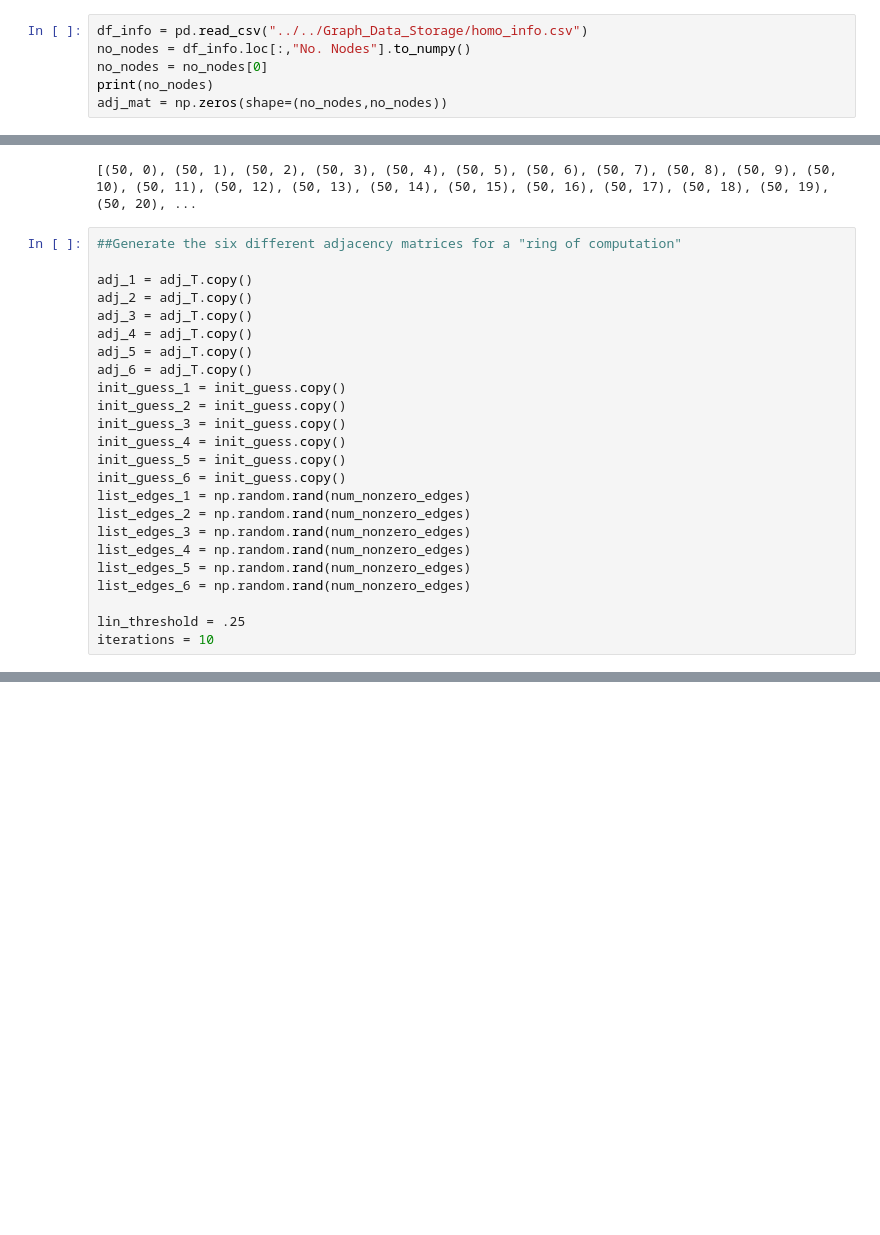
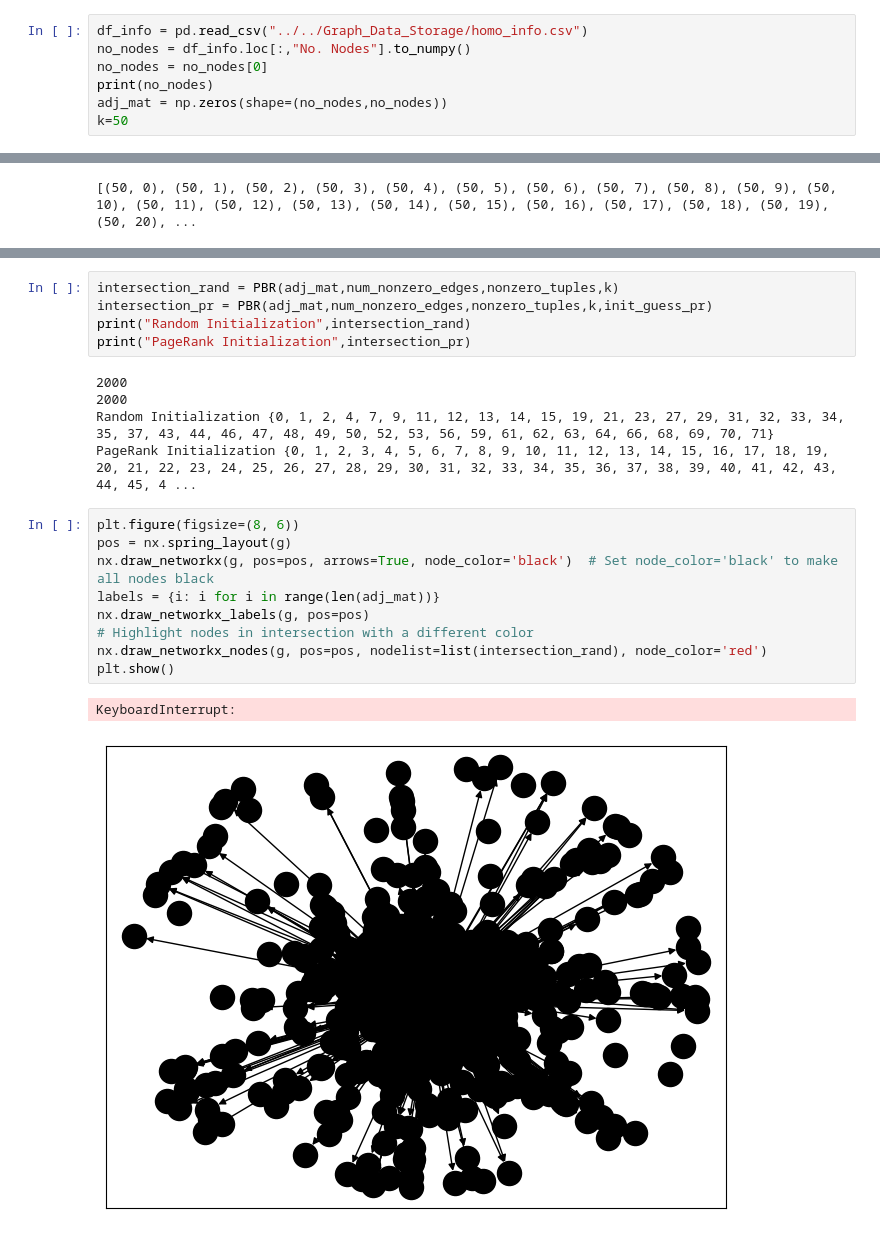
Before and after one commit to jvap2/InfluenceMax_Talladega, a Jupyter notebook: Python_Testing/PBR/walk_thru_PBR.ipynb, the cells around one changed output, grey strips where cells are left out. Cells and saved outputs as stored; diff of their text form; blank space fills up the shorter version.

```diff
--- a/Python_Testing/PBR/walk_thru_PBR.ipynb
+++ b/Python_Testing/PBR/walk_thru_PBR.ipynb
@@ -14,6 +13,7 @@ no_nodes = df_info.loc[:,"No. Nodes"].to_numpy()
 no_nodes = no_nodes[0]
 print(no_nodes)
 adj_mat = np.zeros(shape=(no_nodes,no_nodes))
+k=50
 # %% [output]
 2000
 # %%
@@ -48,27 +63,3 @@ num_nonzero_edges = len(nonzero_tuples)
 print(num_nonzero_edges)
 # %% [output]
 [(50, 0), (50, 1), (50, 2), (50, 3), (50, 4), (50, 5), (50, 6), (50, 7), (50, 8), (50, 9), (50, 10), (50, 11), (50, 12), (50, 13), (50, 14), (50, 15), (50, 16), (50, 17), (50, 18), (50, 19), (50, 20), ...
-# %%
-##Generate the six different adjacency matrices for a "ring of computation"
-
-adj_1 = adj_T.copy()
-adj_2 = adj_T.copy()
-adj_3 = adj_T.copy()
-adj_4 = adj_T.copy()
-adj_5 = adj_T.copy()
-adj_6 = adj_T.copy()
-init_guess_1 = init_guess.copy()
-init_guess_2 = init_guess.copy()
-init_guess_3 = init_guess.copy()
-init_guess_4 = init_guess.copy()
-init_guess_5 = init_guess.copy()
-init_guess_6 = init_guess.copy()
-list_edges_1 = np.random.rand(num_nonzero_edges)
-list_edges_2 = np.random.rand(num_nonzero_edges)
-list_edges_3 = np.random.rand(num_nonzero_edges)
-list_edges_4 = np.random.rand(num_nonzero_edges)
-list_edges_5 = np.random.rand(num_nonzero_edges)
-list_edges_6 = np.random.rand(num_nonzero_edges)
-
-lin_threshold = .25
-iterations = 10
@@ -165,0 +242,22 @@ True
+# %%
+intersection_rand = PBR(adj_mat,num_nonzero_edges,nonzero_tuples,k)
+intersection_pr = PBR(adj_mat,num_nonzero_edges,nonzero_tuples,k,init_guess_pr)
+print("Random Initialization",intersection_rand)
+print("PageRank Initialization",intersection_pr)
+# %% [output]
+2000
+2000
+Random Initialization {0, 1, 2, 4, 7, 9, 11, 12, 13, 14, 15, 19, 21, 23, 27, 29, 31, 32, 33, 34, 35, 37, 43, 44, 46, 47, 48, 49, 50, 52, 53, 56, 59, 61, 62, 63, 64, 66, 68, 69, 70, 71}
+PageRank Initialization {0, 1, 2, 3, 4, 5, 6, 7, 8, 9, 10, 11, 12, 13, 14, 15, 16, 17, 18, 19, 20, 21, 22, 23, 24, 25, 26, 27, 28, 29, 30, 31, 32, 33, 34, 35, 36, 37, 38, 39, 40, 41, 42, 43, 44, 45, 4 ...
+# %%
+plt.figure(figsize=(8, 6))
+pos = nx.spring_layout(g)
+nx.draw_networkx(g, pos=pos, arrows=True, node_color='black')  # Set node_color='black' to make all nodes black
+labels = {i: i for i in range(len(adj_mat))}
+nx.draw_networkx_labels(g, pos=pos)
+# Highlight nodes in intersection with a different color
+nx.draw_networkx_nodes(g, pos=pos, nodelist=list(intersection_rand), node_color='red')
+plt.show()
+# %% [output]
+KeyboardInterrupt:
+[figure, added]
```
Also changed, not shown: parts of 16 cells of this notebook, 2 other files.
